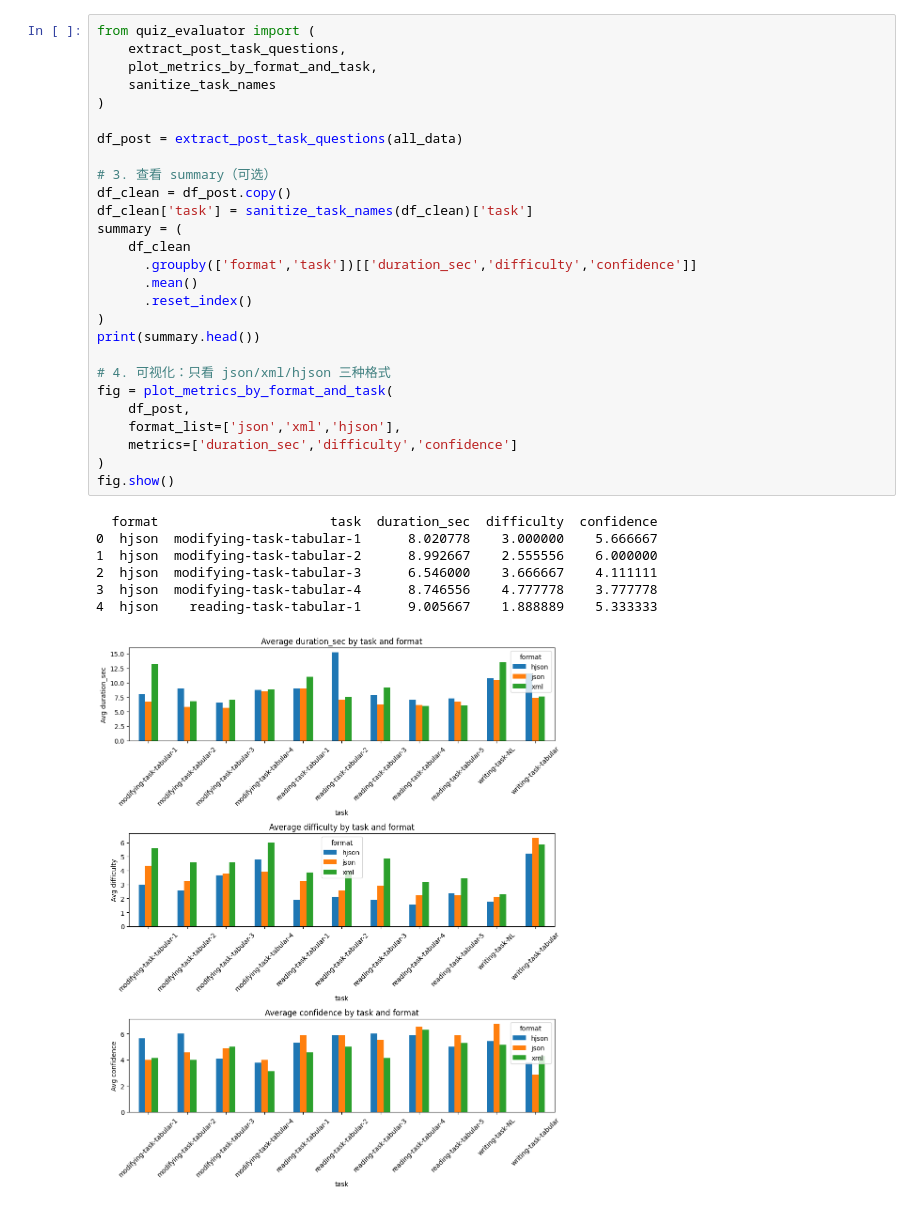
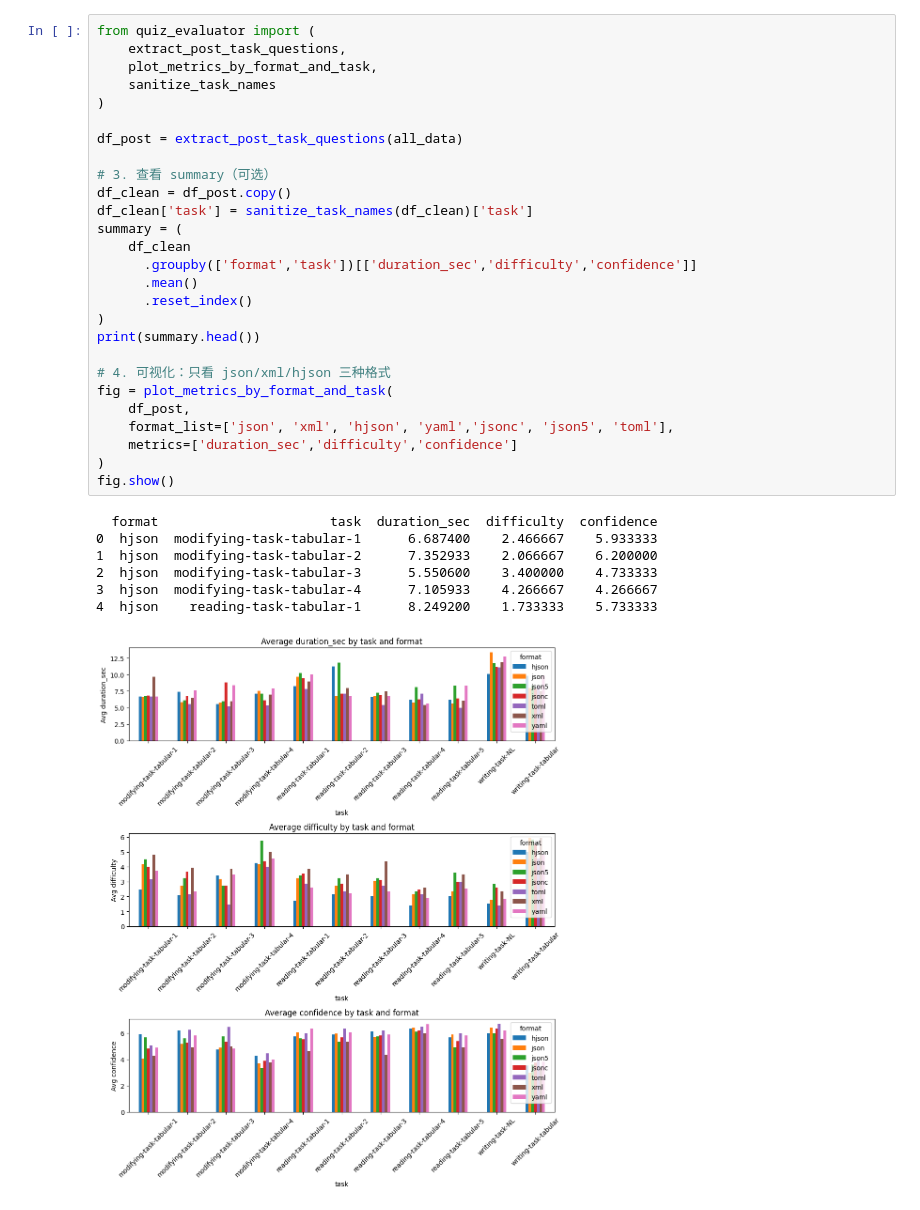
Before and after one commit to shiyihe-neko/usability_analysis, a Jupyter notebook: survey_analysis.ipynb, the cells around one changed output. Drawn from its saved outputs; the diff is of its cells as text.

Commit message:
reading analysis update

```diff
--- a/survey_analysis.ipynb
+++ b/survey_analysis.ipynb
@@ -45,35 +85,35 @@ df_task.head(20)
 # %%
 from quiz_evaluator import (
     extract_post_task_questions,
     plot_metrics_by_format_and_task,
     sanitize_task_names
 )
 
 df_post = extract_post_task_questions(all_data)
 
 # 3. 查看 summary（可选）
 df_clean = df_post.copy()
 df_clean['task'] = sanitize_task_names(df_clean)['task']
 summary = (
     df_clean
       .groupby(['format','task'])[['duration_sec','difficulty','confidence']]
       .mean()
       .reset_index()
 )
 print(summary.head())
 
 # 4. 可视化：只看 json/xml/hjson 三种格式
 fig = plot_metrics_by_format_and_task(
     df_post,
-    format_list=['json','xml','hjson'],
+    format_list=['json', 'xml', 'hjson', 'yaml','jsonc', 'json5', 'toml'],
     metrics=['duration_sec','difficulty','confidence']
 )
 fig.show()
 # %% [output]
   format                      task  duration_sec  difficulty  confidence
-0  hjson  modifying-task-tabular-1      8.020778    3.000000    5.666667
-1  hjson  modifying-task-tabular-2      8.992667    2.555556    6.000000
-2  hjson  modifying-task-tabular-3      6.546000    3.666667    4.111111
-3  hjson  modifying-task-tabular-4      8.746556    4.777778    3.777778
-4  hjson    reading-task-tabular-1      9.005667    1.888889    5.333333
+0  hjson  modifying-task-tabular-1      6.687400    2.466667    5.933333
+1  hjson  modifying-task-tabular-2      7.352933    2.066667    6.200000
+2  hjson  modifying-task-tabular-3      5.550600    3.400000    4.733333
+3  hjson  modifying-task-tabular-4      7.105933    4.266667    4.266667
+4  hjson    reading-task-tabular-1      8.249200    1.733333    5.733333
-[figure, old version]
+[figure, new version]
```
Also changed, not shown: parts of 7 cells of this notebook, 2 other files.
